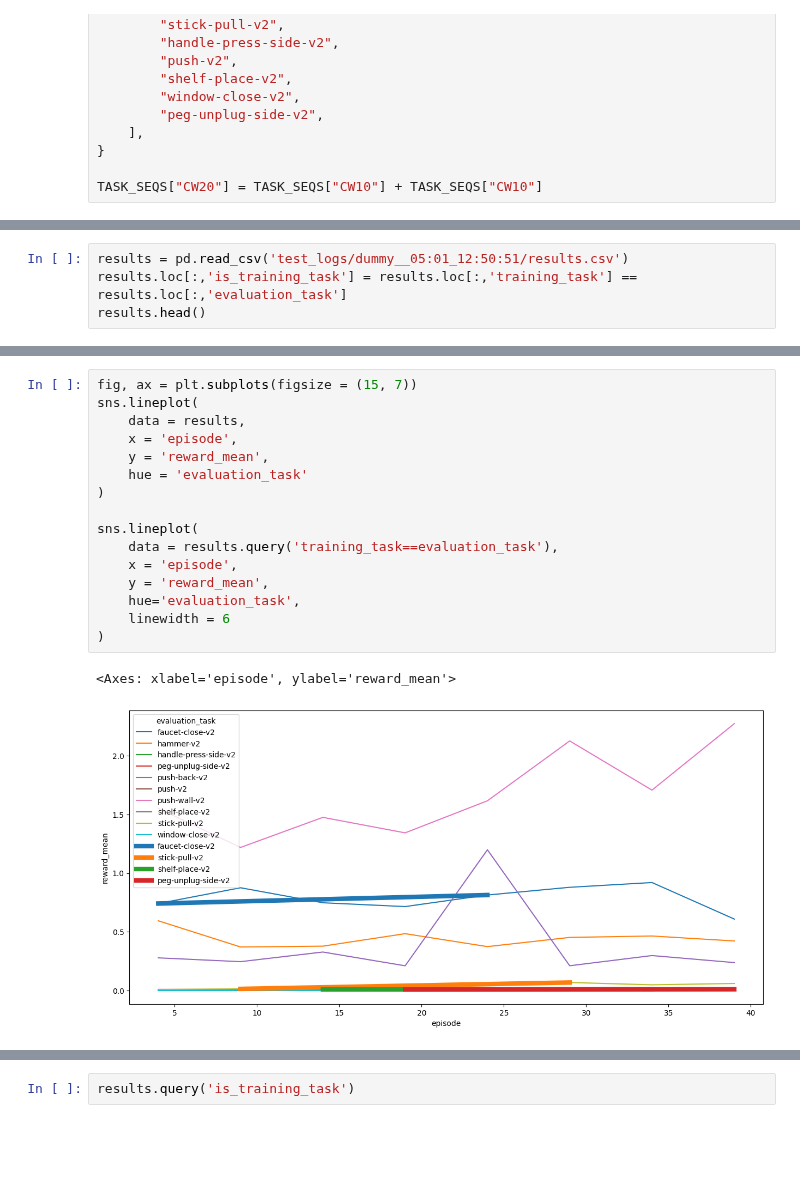
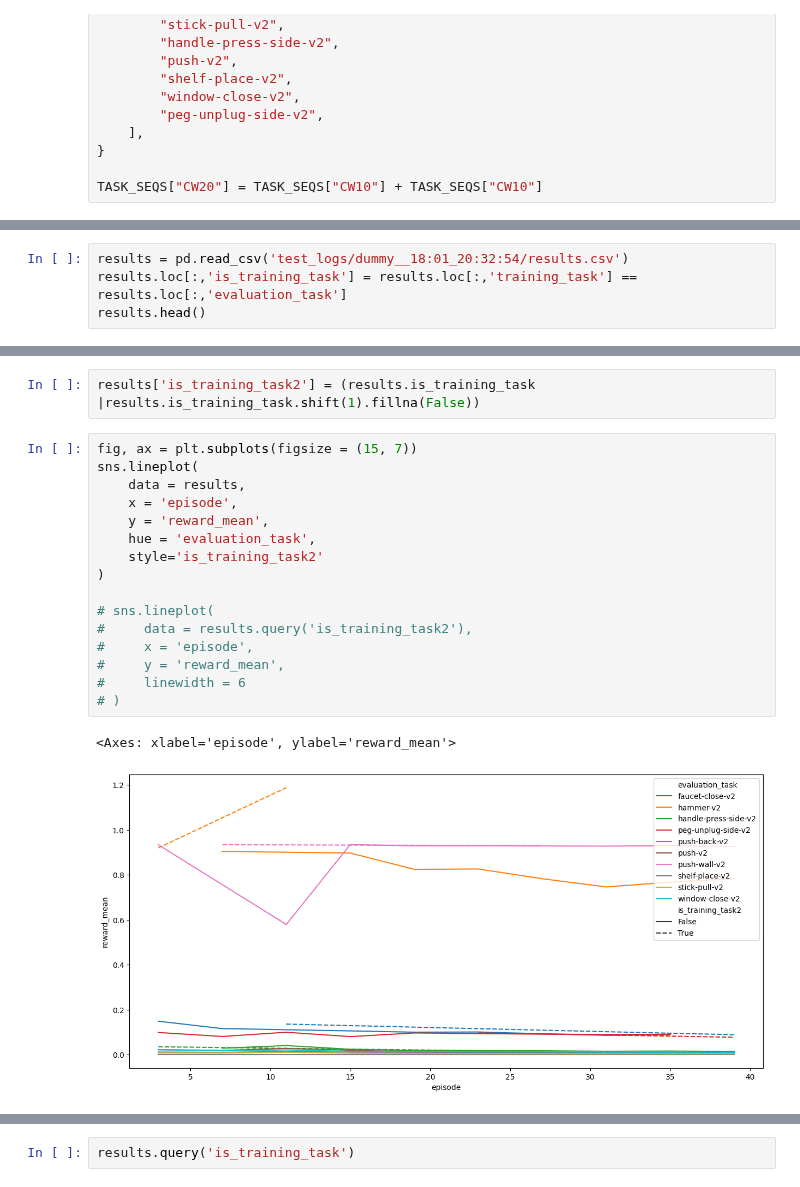
Before and after one commit to gdubbs100/right_left_brain_rl, a Jupyter notebook: continual_training_test.ipynb, the cells around one changed output, grey strips where cells are left out. Cells and saved outputs as stored; diff of their text form; blank space fills up the shorter version.

Commit message:
fixed up evaluation to run

```diff
--- a/continual_training_test.ipynb
+++ b/continual_training_test.ipynb
@@ -130,5 +118,5 @@ continual_learner.env_id_to_name
 # %%
-results = pd.read_csv('test_logs/dummy__05:01_12:50:51/results.csv')
+results = pd.read_csv('test_logs/dummy__18:01_20:32:54/results.csv')
 results.loc[:,'is_training_task'] = results.loc[:,'training_task'] == results.loc[:,'evaluation_task']
 results.head()
 # %% [output]
@@ -153,22 +143,24 @@ results.query('is_training_task')
+# %%
+results['is_training_task2'] = (results.is_training_task |results.is_training_task.shift(1).fillna(False))
 # %%
 fig, ax = plt.subplots(figsize = (15, 7))
 sns.lineplot(
     data = results,
     x = 'episode',
     y = 'reward_mean',
-    hue = 'evaluation_task'
+    hue = 'evaluation_task',
+    style='is_training_task2'
 )
 
-sns.lineplot(
-    data = results.query('training_task==evaluation_task'),
-    x = 'episode',
-    y = 'reward_mean',
-    hue='evaluation_task',
-    linewidth = 6
-)
+# sns.lineplot(
+#     data = results.query('is_training_task2'),
+#     x = 'episode',
+#     y = 'reward_mean',
+#     linewidth = 6
+# )
 # %% [output]
 <Axes: xlabel='episode', ylabel='reward_mean'>
-[figure, old version]
+[figure, new version]
 # %%
 fig, ax = plt.subplots(figsize = (15, 7))
 sns.lineplot(
```
Also changed, not shown: parts of 8 cells of this notebook, 1 other file.
